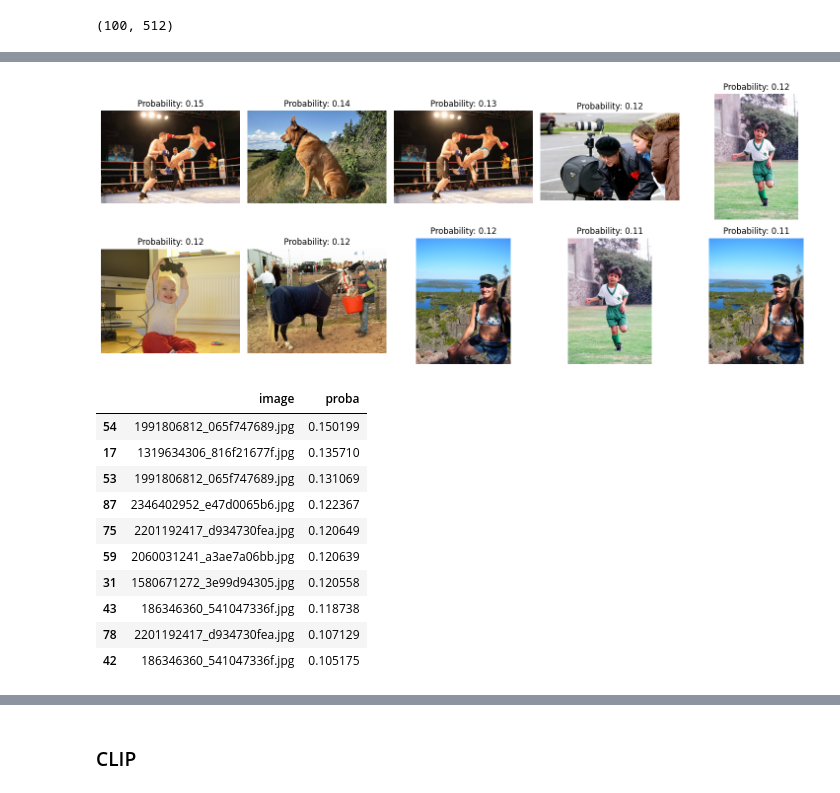
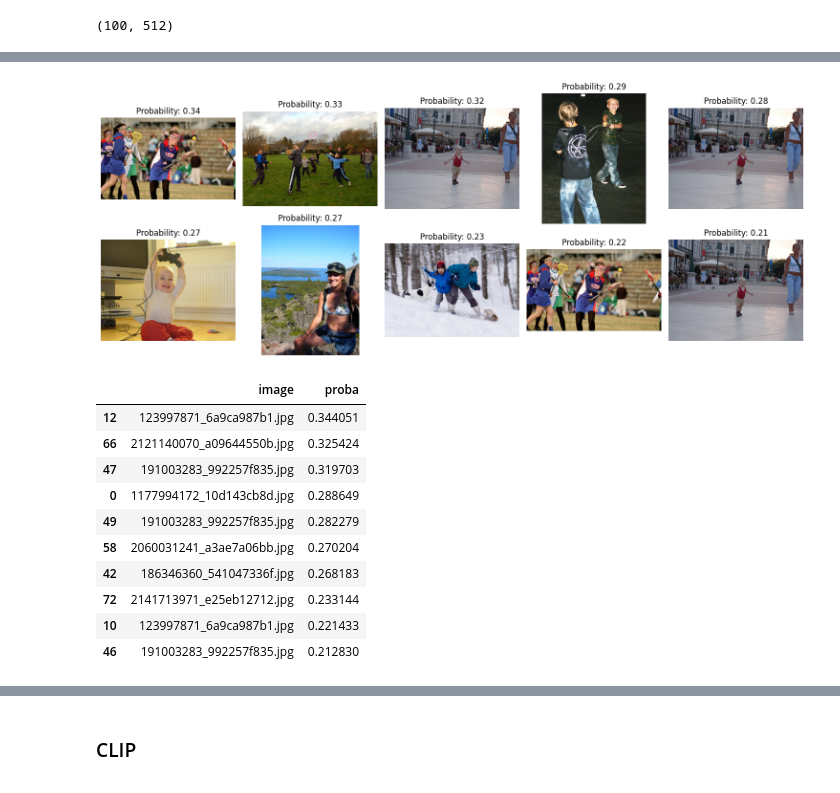
Before and after one commit to ostermans/practicum_cv_texts, a Jupyter notebook: with-sense-text-recognition-cv-bert-clip_01.ipynb, the cells around one changed output, grey strips where cells are left out. Saved outputs shown, nothing was run; the diff lists cells and outputs as text; code cells hidden in the pictures.

```diff
--- a/with-sense-text-recognition-cv-bert-clip_01.ipynb
+++ b/with-sense-text-recognition-cv-bert-clip_01.ipynb
@@ -1870,19 +1874,19 @@ def find_image(index):
 # %%
 # в функцию вывода подходящих изображений можно ввести индекс описания из test_queries выше
-find_image(161)
+find_image(331)
 # %% [output]
-[figure, old version]
+[figure, new version]
 |  | image | proba |
-| 54 | 1991806812_065f747689.jpg | 0.150199 |
-| 17 | 1319634306_816f21677f.jpg | 0.135710 |
-| 53 | 1991806812_065f747689.jpg | 0.131069 |
-| 87 | 2346402952_e47d0065b6.jpg | 0.122367 |
-| 75 | 2201192417_d934730fea.jpg | 0.120649 |
-| 59 | 2060031241_a3ae7a06bb.jpg | 0.120639 |
-| 31 | 1580671272_3e99d94305.jpg | 0.120558 |
-| 43 | 186346360_541047336f.jpg | 0.118738 |
-| 78 | 2201192417_d934730fea.jpg | 0.107129 |
-| 42 | 186346360_541047336f.jpg | 0.105175 |
+| 12 | 123997871_6a9ca987b1.jpg | 0.344051 |
+| 66 | 2121140070_a09644550b.jpg | 0.325424 |
+| 47 | 191003283_992257f835.jpg | 0.319703 |
+| 0 | 1177994172_10d143cb8d.jpg | 0.288649 |
+| 49 | 191003283_992257f835.jpg | 0.282279 |
+| 58 | 2060031241_a3ae7a06bb.jpg | 0.270204 |
+| 42 | 186346360_541047336f.jpg | 0.268183 |
+| 72 | 2141713971_e25eb12712.jpg | 0.233144 |
+| 10 | 123997871_6a9ca987b1.jpg | 0.221433 |
+| 46 | 191003283_992257f835.jpg | 0.212830 |
 # %% [markdown]
 <img src="http://s3.amazonaws.com/pix.iemoji.com/images/emoji/apple/ios-12/256/waving-hand.png" align=left width=44, heigth=44>
 <div class="alert alert-info">
```
Also changed, not shown: parts of 12 cells of this notebook.
